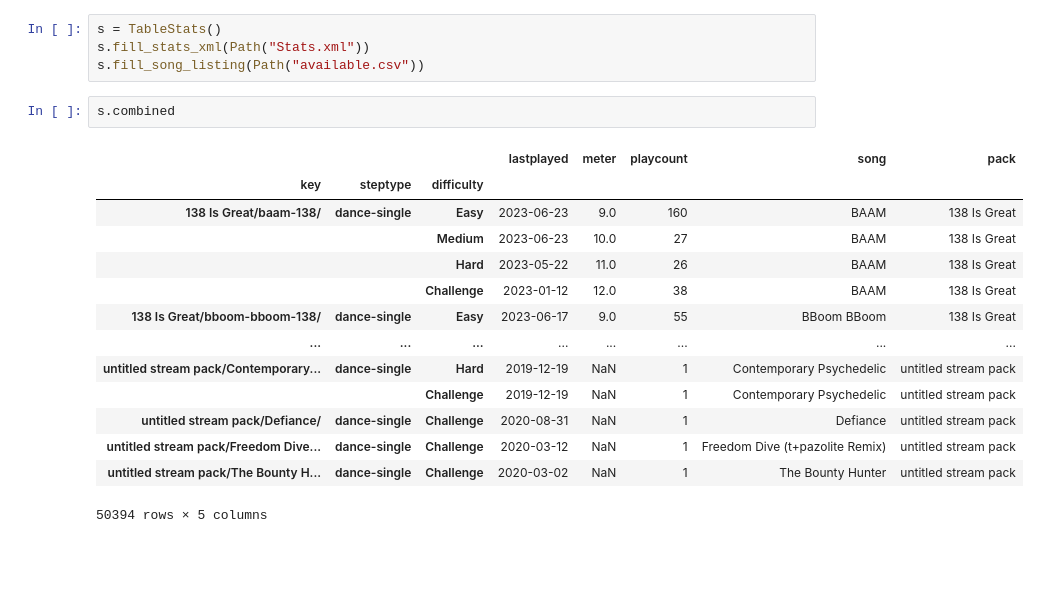
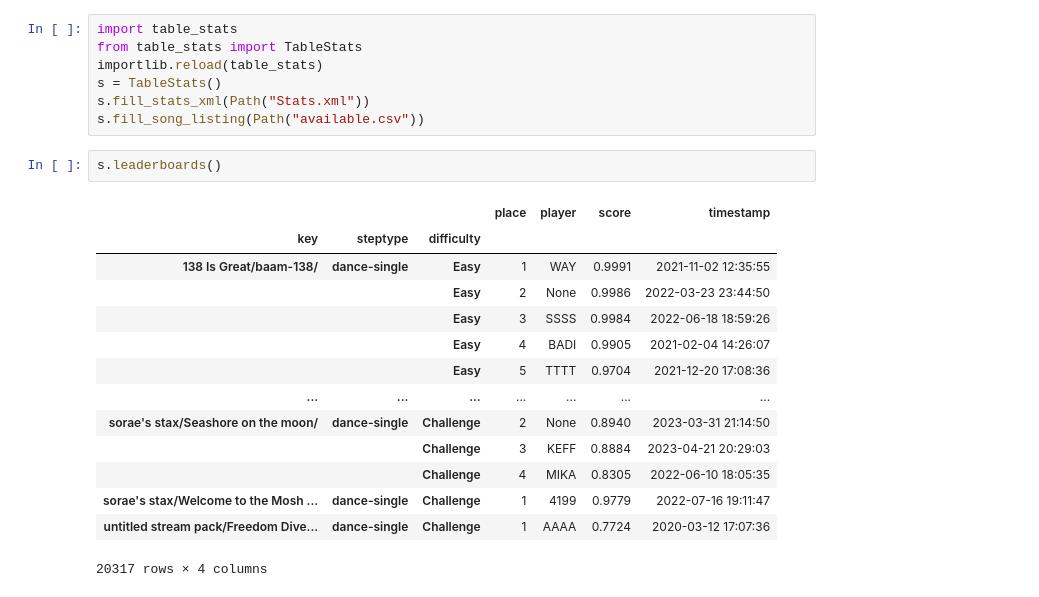
Before and after one commit to barrysir/sm-analyze-stats, a Jupyter notebook: notebook.ipynb, the cells around one changed output. Cells and saved outputs as stored; diff of their text form; blank space fills up the shorter version.

```diff
--- a/notebook.ipynb
+++ b/notebook.ipynb
@@ -6,21 +24,24 @@ import pandas as pd
 # %%
+import table_stats
+from table_stats import TableStats
+importlib.reload(table_stats)
 s = TableStats()
 s.fill_stats_xml(Path("Stats.xml"))
 s.fill_song_listing(Path("available.csv"))
 # %%
-s.combined
+s.leaderboards()
 # %% [output]
-|  |  |  | lastplayed | meter | playcount | song | pack |
-| key | steptype | difficulty |  |  |  |  |  |
-| 138 Is Great/baam-138/ | dance-single | Easy | 2023-06-23 | 9.0 | 160 | BAAM | 138 Is Great |
-|  |  | Medium | 2023-06-23 | 10.0 | 27 | BAAM | 138 Is Great |
-|  |  | Hard | 2023-05-22 | 11.0 | 26 | BAAM | 138 Is Great |
-|  |  | Challenge | 2023-01-12 | 12.0 | 38 | BAAM | 138 Is Great |
-| 138 Is Great/bboom-bboom-138/ | dance-single | Easy | 2023-06-17 | 9.0 | 55 | BBoom BBoom | 138 Is Great |
-| ... | ... | ... | ... | ... | ... | ... | ... |
-| untitled stream pack/Contemporary... | dance-single | Hard | 2019-12-19 | NaN | 1 | Contemporary Psychedelic | untitled stream pack |
-|  |  | Challenge | 2019-12-19 | NaN | 1 | Contemporary Psychedelic | untitled stream pack |
-| untitled stream pack/Defiance/ | dance-single | Challenge | 2020-08-31 | NaN | 1 | Defiance | untitled stream pack |
-| untitled stream pack/Freedom Dive... | dance-single | Challenge | 2020-03-12 | NaN | 1 | Freedom Dive (t+pazolite Remix) | untitled stream pack |
-| untitled stream pack/The Bounty H... | dance-single | Challenge | 2020-03-02 | NaN | 1 | The Bounty Hunter | untitled stream pack |
+|  |  |  | place | player | score | timestamp |
+| key | steptype | difficulty |  |  |  |  |
+| 138 Is Great/baam-138/ | dance-single | Easy | 1 | WAY | 0.9991 | 2021-11-02 12:35:55 |
+|  |  | Easy | 2 | None | 0.9986 | 2022-03-23 23:44:50 |
+|  |  | Easy | 3 | SSSS | 0.9984 | 2022-06-18 18:59:26 |
+|  |  | Easy | 4 | BADI | 0.9905 | 2021-02-04 14:26:07 |
+|  |  | Easy | 5 | TTTT | 0.9704 | 2021-12-20 17:08:36 |
+| ... | ... | ... | ... | ... | ... | ... |
+| sorae's stax/Seashore on the moon/ | dance-single | Challenge | 2 | None | 0.8940 | 2023-03-31 21:14:50 |
+|  |  | Challenge | 3 | KEFF | 0.8884 | 2023-04-21 20:29:03 |
+|  |  | Challenge | 4 | MIKA | 0.8305 | 2022-06-10 18:05:35 |
+| sorae's stax/Welcome to the Mosh ... | dance-single | Challenge | 1 | 4199 | 0.9779 | 2022-07-16 19:11:47 |
+| untitled stream pack/Freedom Dive... | dance-single | Challenge | 1 | AAAA | 0.7724 | 2020-03-12 17:07:36 |
-50394 rows × 5 columns
+20317 rows × 4 columns
```
Also changed, not shown: parts of 30 cells of this notebook.
